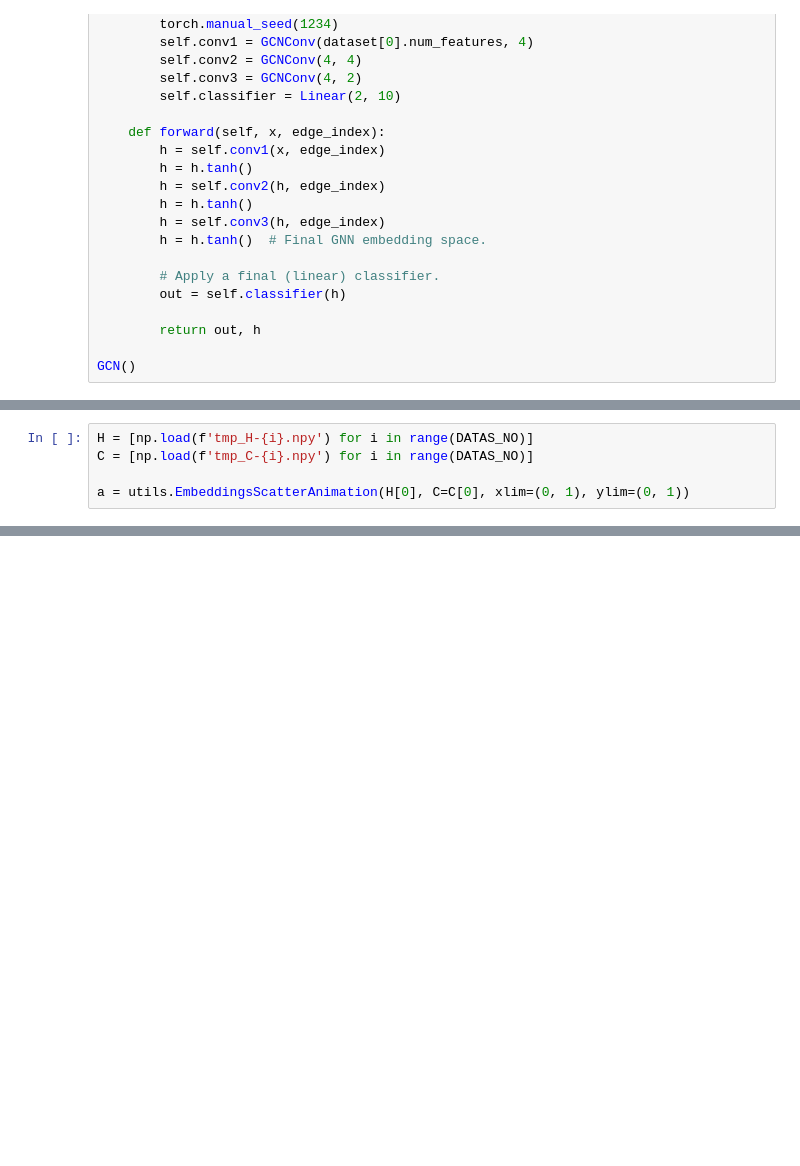
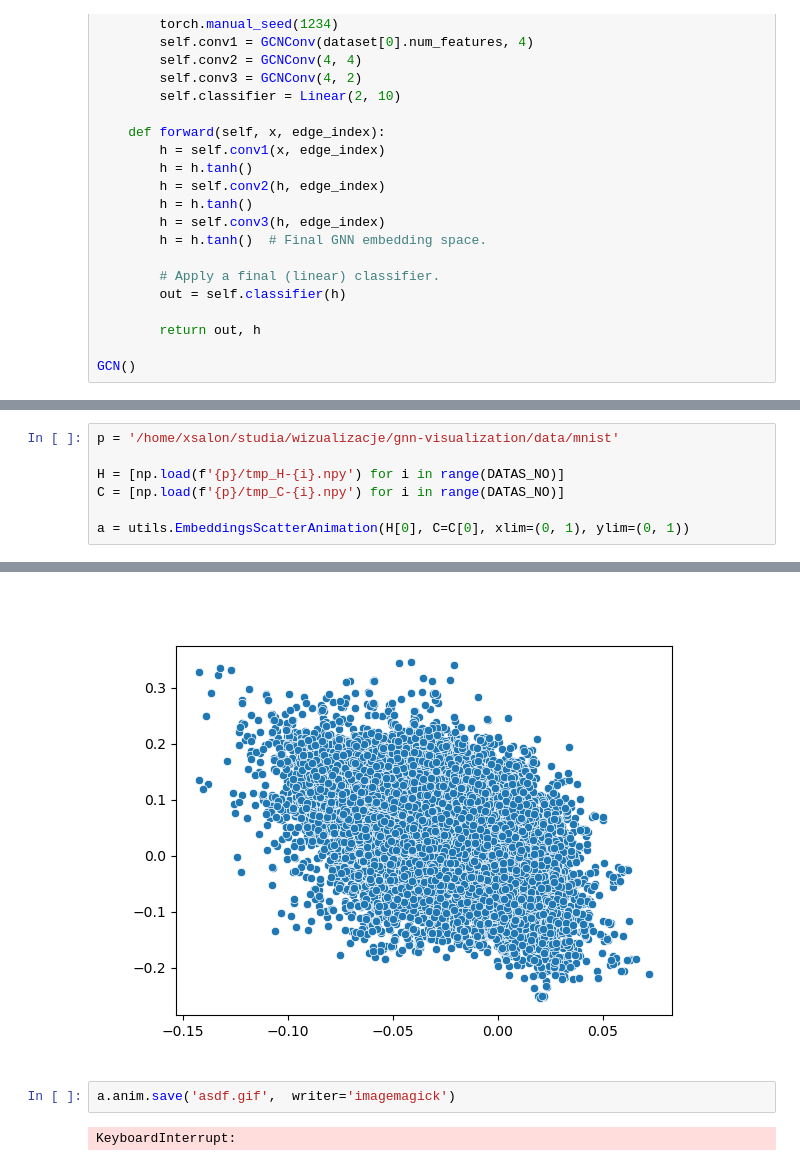
Before and after one commit to m-wojnar/gnn-visualization, a Jupyter notebook: experiments/ex1.ipynb, the cells around one changed output, grey strips where cells are left out. Drawn from its saved outputs; the diff is of its cells as text; blank space fills up the shorter version.

```diff
--- a/experiments/ex1.ipynb
+++ b/experiments/ex1.ipynb
@@ -135,7 +140,10 @@ for i, (h, c) in enumerate(zip(H, C)):
     np.save(f'tmp_H-{i}.npy', h)
     np.save(f'tmp_C-{i}.npy', c)
 # %%
-H = [np.load(f'tmp_H-{i}.npy') for i in range(DATAS_NO)]
-C = [np.load(f'tmp_C-{i}.npy') for i in range(DATAS_NO)]
+p = '/home/xsalon/studia/wizualizacje/gnn-visualization/data/mnist'
+
+H = [np.load(f'{p}/tmp_H-{i}.npy') for i in range(DATAS_NO)]
+C = [np.load(f'{p}/tmp_C-{i}.npy') for i in range(DATAS_NO)]
 
 a = utils.EmbeddingsScatterAnimation(H[0], C=C[0], xlim=(0, 1), ylim=(0, 1))
+# %% [output]
@@ -141,0 +152,5 @@ a = utils.EmbeddingsScatterAnimation(H[0], C=C[0], xlim=(0, 1), ylim=(0, 1))
+[figure, added]
+# %%
+a.anim.save('asdf.gif',  writer='imagemagick')
+# %% [output]
+KeyboardInterrupt:
```
Also changed, not shown: parts of 5 cells of this notebook.
